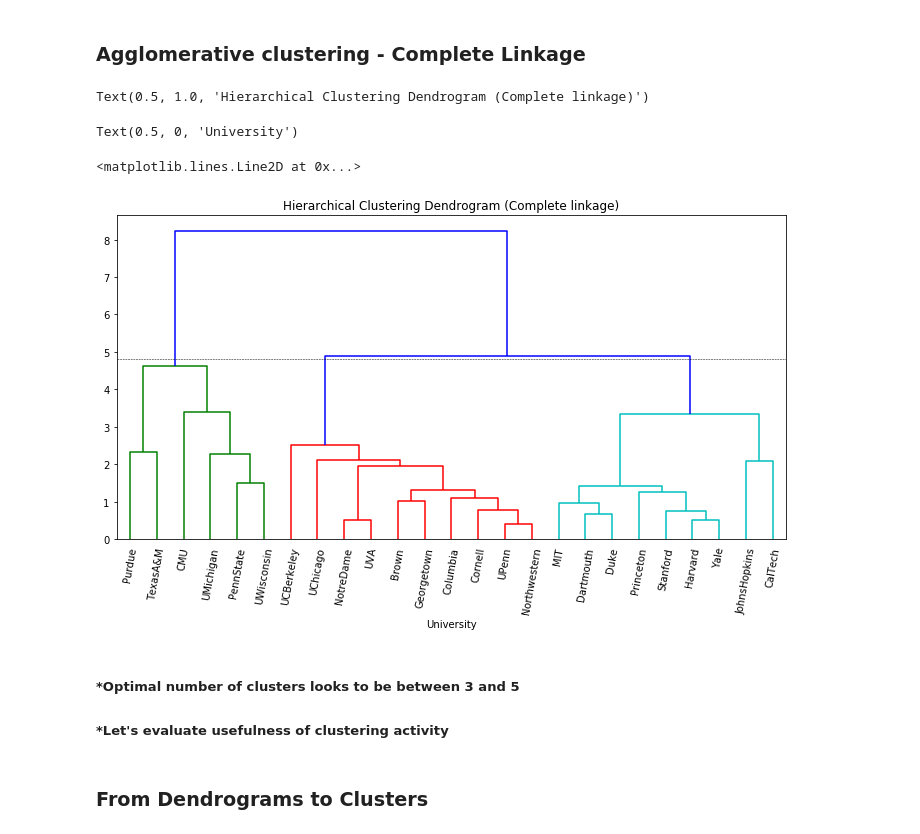
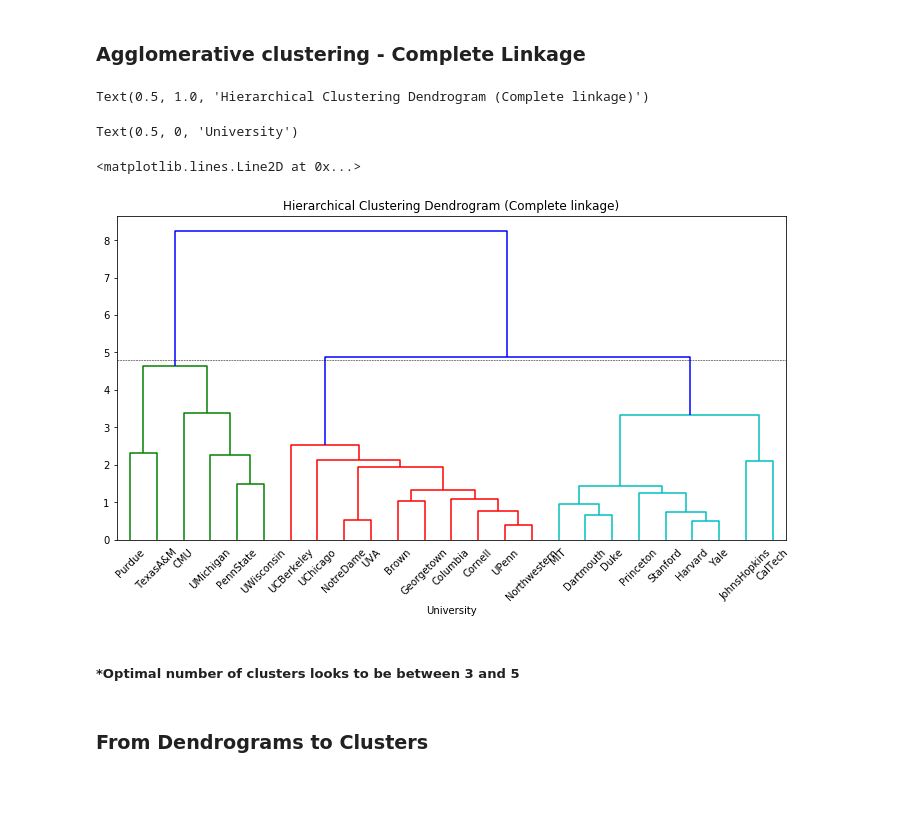
Before and after one commit to sumitsahu009/codealong, a Jupyter notebook: Clustering_codealong_v1.ipynb, the cells around one changed output. Drawn from its saved outputs; the diff is of its cells as text; code cells hidden in the pictures; blank space fills up the shorter version.

```diff
--- a/Clustering_codealong_v1.ipynb
+++ b/Clustering_codealong_v1.ipynb
@@ -356,22 +349,20 @@ Text(0.5, 0, 'University')
 # %%
 Z = linkage(scaled_univ_df, method='complete')
 
 fig = plt.figure(figsize=(12, 6))
 fig.subplots_adjust(bottom=0.13)
 plt.title('Hierarchical Clustering Dendrogram (Complete linkage)')
 plt.xlabel('University')
-dd = dendrogram(Z, labels=scaled_univ_df.index, color_threshold=4.8, leaf_rotation= 80)
+dd = dendrogram(Z, labels=scaled_univ_df.index, color_threshold=4.8)
 plt.axhline(y=4.8, color='black', linewidth=0.5, linestyle='dashed')
 plt.show()
 # %% [output]
 Text(0.5, 1.0, 'Hierarchical Clustering Dendrogram (Complete linkage)')
 Text(0.5, 0, 'University')
 <matplotlib.lines.Line2D at 0x...>
-[figure, old version]
+[figure, new version]
 # %% [markdown]
 ##### *Optimal number of clusters looks to be between 3 and 5
-
-##### *Let's evaluate usefulness of clustering activity
 # %% [markdown]
 ### From Dendrograms to Clusters
 # %%
```
Also changed, not shown: parts of 24 cells of this notebook.
